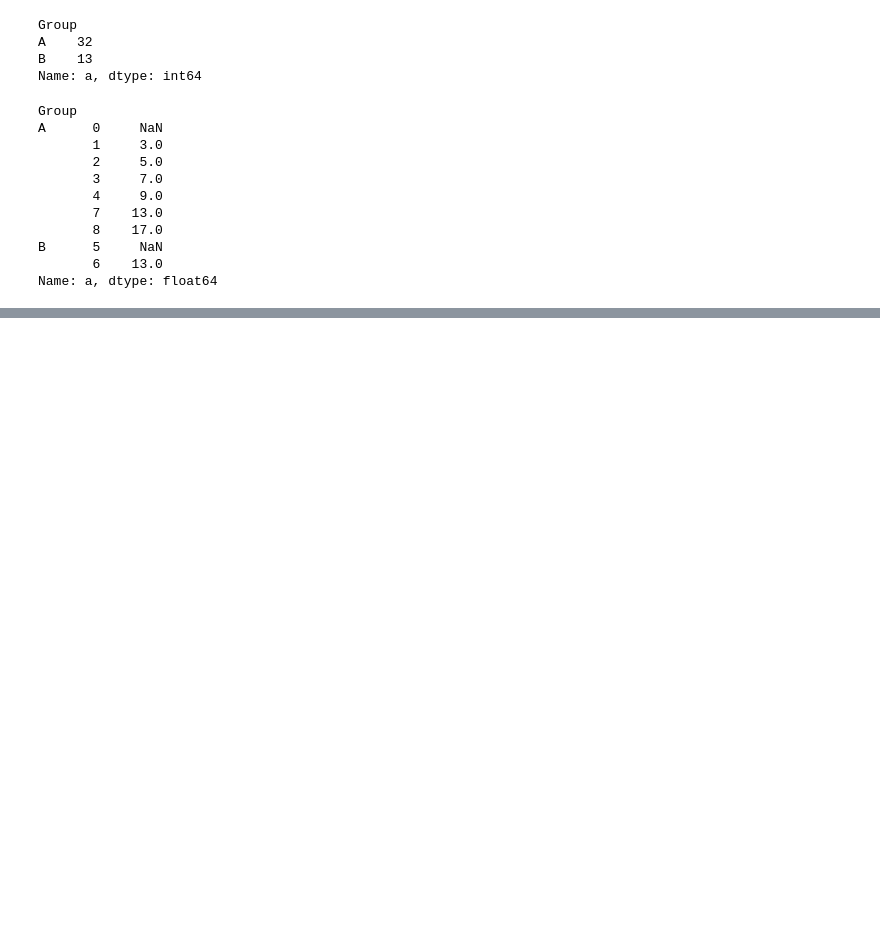
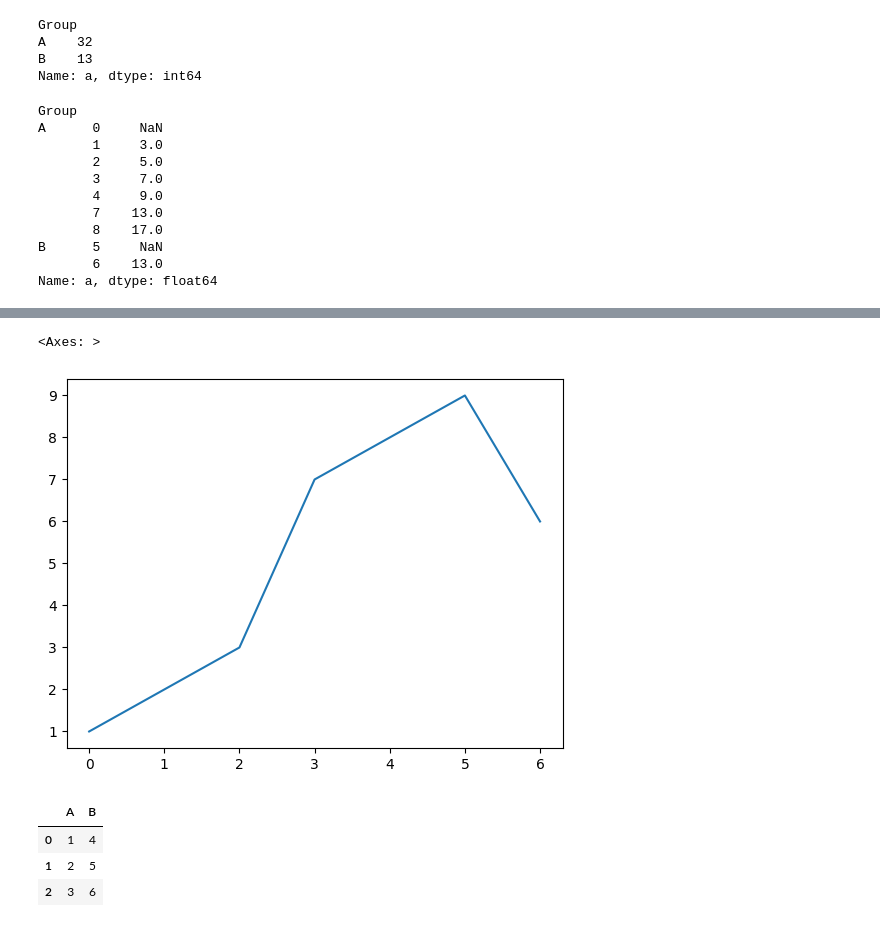
Before and after one commit to Vikash-Kumar-984/Python-Problems, a Jupyter notebook: Pandas/Pandas_Advance_4.ipynb, the cells around one changed output, grey strips where cells are left out. Saved outputs shown, nothing was run; the diff lists cells and outputs as text; code cells hidden in the pictures; blank space fills up the shorter version.

Commit message:
Pandas_Advance_4

```diff
--- a/Pandas/Pandas_Advance_4.ipynb
+++ b/Pandas/Pandas_Advance_4.ipynb
@@ -334,0 +601,5 @@ Name: a, dtype: float64
+# %%
+#Plotting functions in pandas
+
+d = pd.Series([1, 2, 3, 7, 8, 9, 6])
+d
@@ -334,0 +615,15 @@ Name: a, dtype: float64
+# %%
+d.plot()
+# %% [output]
+<Axes: >
+[figure, added]
+# %%
+
+data = {"A": [1, 2, 3], "B": [4, 5, 6]}
+df = pd.DataFrame(data)
+df
+# %% [output]
+|  | A | B |
+| 0 | 1 | 4 |
+| 1 | 2 | 5 |
+| 2 | 3 | 6 |
```
Also changed, not shown: parts of 42 cells of this notebook.
